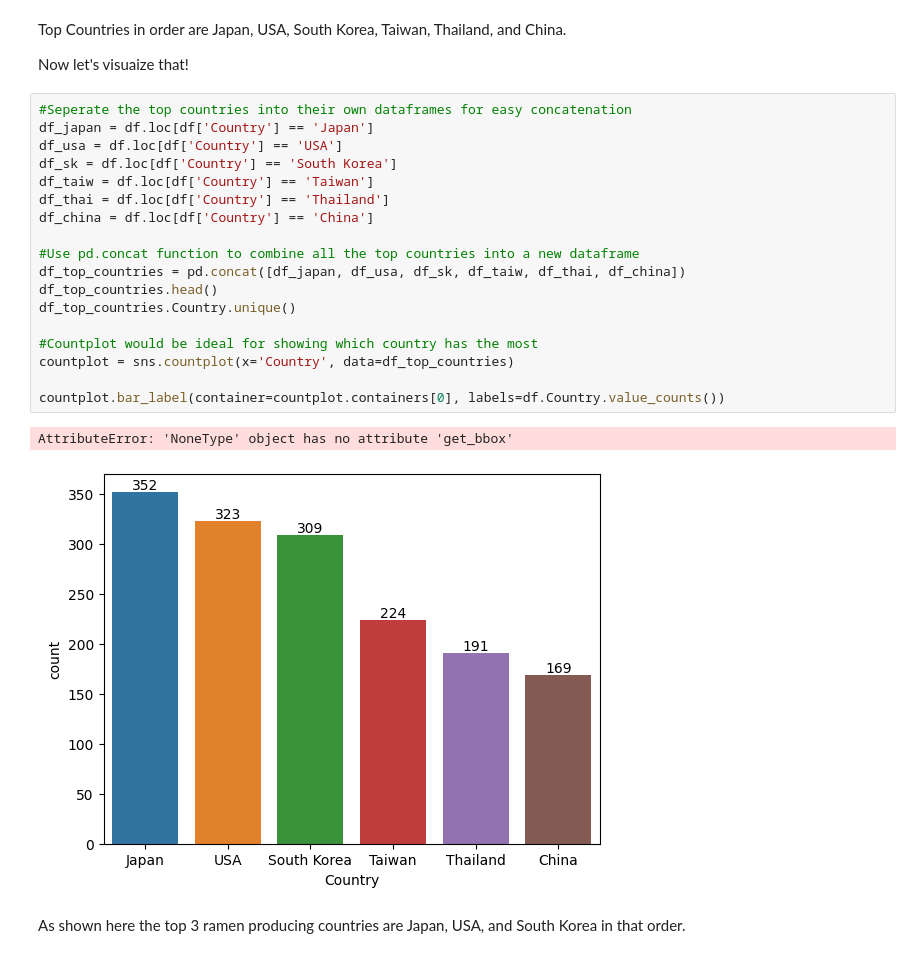
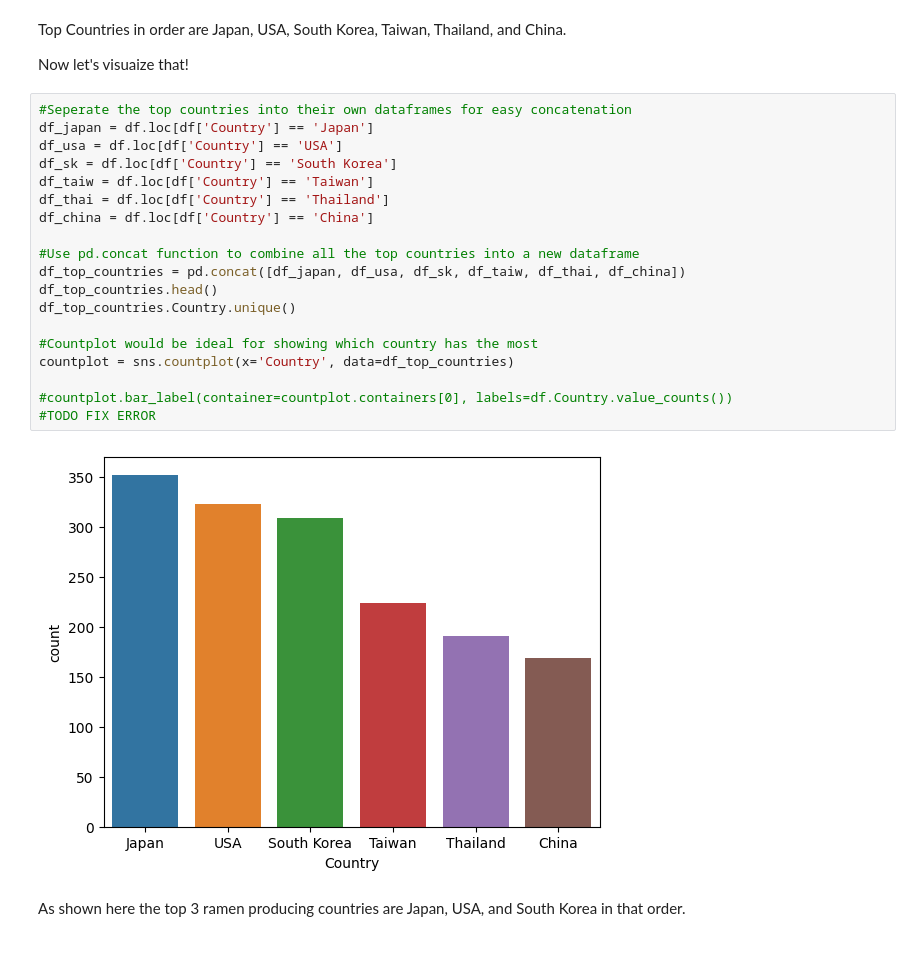
Before and after one commit to bsstibich/Data_Analysis_Portfolio, a Jupyter notebook: ramen_ratings/ramen_ratings.ipynb, the cells around one changed output. Drawn from its saved outputs; the diff is of its cells as text.

```diff
--- a/ramen_ratings/ramen_ratings.ipynb
+++ b/ramen_ratings/ramen_ratings.ipynb
@@ -91,24 +89,23 @@ Now let's visuaize that!
 # %%
 #Seperate the top countries into their own dataframes for easy concatenation
 df_japan = df.loc[df['Country'] == 'Japan']
 df_usa = df.loc[df['Country'] == 'USA']
 df_sk = df.loc[df['Country'] == 'South Korea']
 df_taiw = df.loc[df['Country'] == 'Taiwan']
 df_thai = df.loc[df['Country'] == 'Thailand']
 df_china = df.loc[df['Country'] == 'China']
 
 #Use pd.concat function to combine all the top countries into a new dataframe
 df_top_countries = pd.concat([df_japan, df_usa, df_sk, df_taiw, df_thai, df_china])
 df_top_countries.head()
 df_top_countries.Country.unique()
 
 #Countplot would be ideal for showing which country has the most
 countplot = sns.countplot(x='Country', data=df_top_countries)
 
-countplot.bar_label(container=countplot.containers[0], labels=df.Country.value_counts())
+#countplot.bar_label(container=countplot.containers[0], labels=df.Country.value_counts())               #TODO FIX ERROR
 # %% [output]
-AttributeError: 'NoneType' object has no attribute 'get_bbox'
-[figure, old version]
+[figure, new version]
 # %% [markdown]
 As shown here the top 3 ramen producing countries are Japan, USA, and South Korea in that order.
 # %% [markdown]
```
Also changed, not shown: parts of 9 cells of this notebook.
